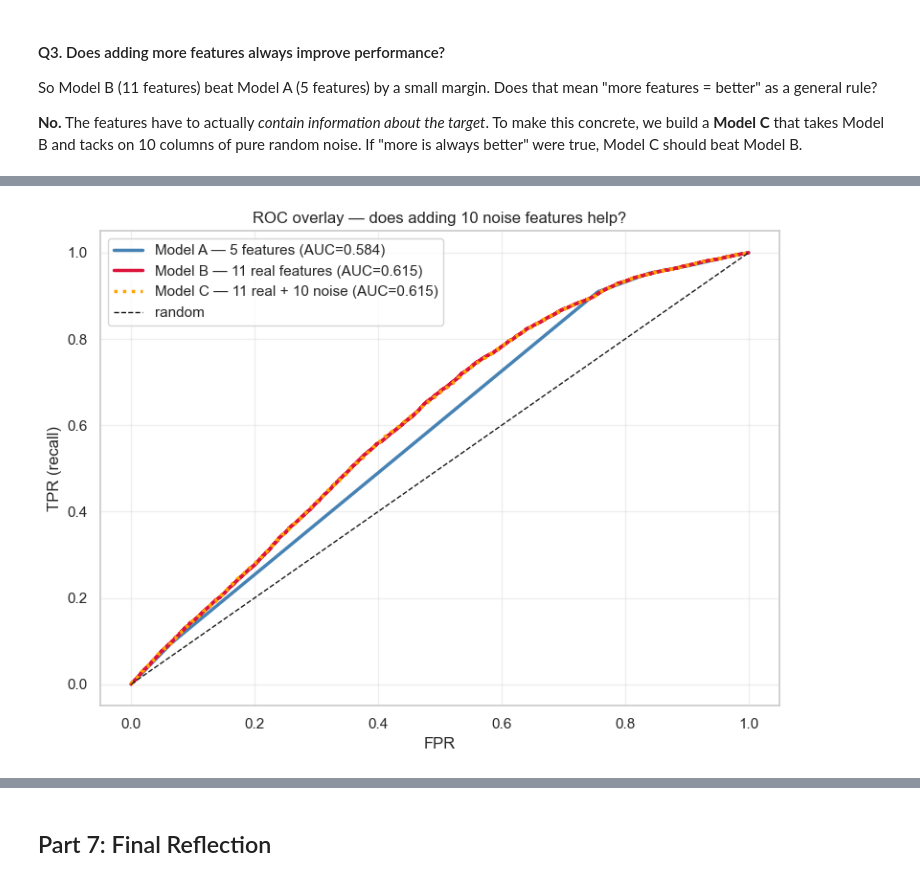
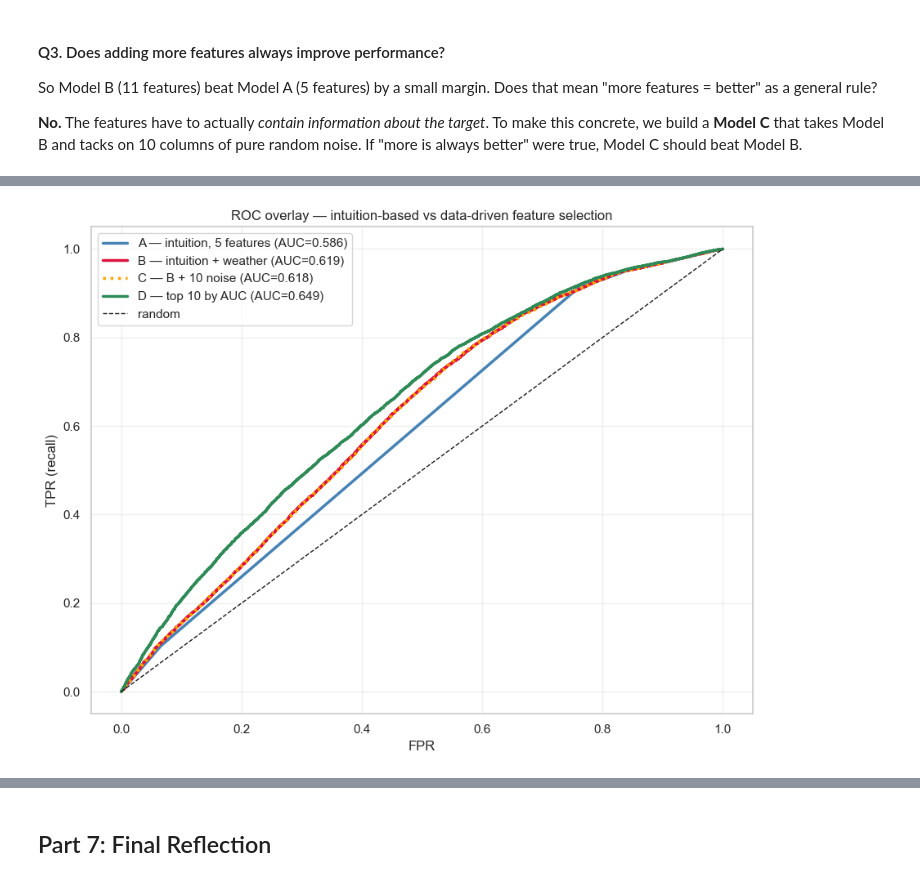
Before and after one commit to alextianyf/severe-accident-prediction, a Jupyter notebook: severe_accident_prediction.ipynb, the cells around one changed output, grey strips where cells are left out. Drawn from its saved outputs; the diff is of its cells as text; code cells hidden in the pictures.

```diff
--- a/severe_accident_prediction.ipynb
+++ b/severe_accident_prediction.ipynb
@@ -577,0 +653,16 @@ Amenity          False: 0.197   True: 0.063
+# %%
+numeric_for_corr = ['Distance(mi)','Distance_log','Temperature(F)','Humidity(%)',
+                    'Pressure(in)','Visibility(mi)','Wind_Speed(mph)',
+                    'Precipitation(in)','Precipitation_log','Start_Lat','Start_Lng',
+                    'High_Severity']
+corr = accidents_dat[numeric_for_corr].corr()
+
+fig, ax = plt.subplots(figsize=(10, 8))
+sns.heatmap(corr, annot=True, fmt='.2f', cmap='RdBu_r', center=0, vmin=-1, vmax=1,
+            cbar_kws={'shrink': 0.8}, ax=ax)
+ax.set_title('Correlations among numeric features (and with High_Severity)')
+plt.tight_layout(); plt.show()
+
+# Just the High_Severity column, sorted
+print('Correlation with High_Severity (sorted):')
+print(corr['High_Severity'].drop('High_Severity').sort_values(key=abs, ascending=False).round(3))
@@ -1591,48 +1813,57 @@ So Model B (11 features) beat Model A (5 features) by a small margin. Does that
 
 **No.** The features have to actually *contain information about the target*. To make this concrete, we build a **Model C** that takes Model B and tacks on 10 columns of pure random noise. If "more is always better" were true, Model C should beat Model B.
 # %%
-# Model C: Model B + 10 columns of pure random noise (no relationship to y)
+# Model C: Model B + 10 columns of pure random noise (does adding noise help?)
 rng = np.random.default_rng(0)
-
 data_c = data_b.copy()
 noise_features = [f'noise_{i}' for i in range(10)]
 for col in noise_features:
     data_c[col] = rng.normal(0, 1, size=len(data_c))
-
 features_c = features_b + noise_features
 Xc = data_c[features_c].values
 yc = data_c['High_Severity'].values
-
-Xc_train, Xc_test, yc_train, yc_test = train_test_split(
-    Xc, yc, test_size=0.25, random_state=42, stratify=yc)
-
-model_c = Pipeline([
-    ('scaler', StandardScaler()),
-    ('lr',     LogisticRegression(max_iter=1000, class_weight='balanced')),
-]).fit(Xc_train, yc_train)
+Xc_train, Xc_test, yc_train, yc_test = train_test_split(Xc, yc, test_size=0.25, random_state=42, stratify=yc)
+model_c = Pipeline([('scaler', StandardScaler()),
+                    ('lr', LogisticRegression(max_iter=1000, class_weight='balanced'))]).fit(Xc_train, yc_train)
 yc_pred  = model_c.predict(Xc_test)
 yc_proba = model_c.predict_proba(Xc_test)[:, 1]
+metrics_c = {'model': 'Model C — Model B + 10 noise columns', 'n_features': len(features_c),
+             'accuracy': accuracy_score(yc_test, yc_pred),
+             'recall':   recall_score(yc_test, yc_pred, zero_division=0),
+             'precision':precision_score(yc_test, yc_pred, zero_division=0),
+             'AUC':      roc_auc_score(yc_test, yc_proba)}
 
-metrics_c = {
-    'model': 'Model C — Model B + 10 noise columns',
-    'n_features': len(features_c),
-    'accuracy':  accuracy_score(yc_test, yc_pred),
-    'recall':    recall_score(yc_test, yc_pred, zero_division=0),
-    'precision': precision_score(yc_test, yc_pred, zero_division=0),
-    'AUC':       roc_auc_score(yc_test, yc_proba),
-}
+# Model D: top-10 features by single-feature AUC (data-driven selection)
+features_d = ranking['feature'].head(10).tolist()
+data_d = accidents_dat.dropna(subset=[c for c in features_d if c in accidents_dat.columns] + ['High_Severity']).copy()
+Xd = data_d[features_d].values
+yd = data_d['High_Severity'].values
+Xd_train, Xd_test, yd_train, yd_test = train_test_split(Xd, yd, test_size=0.25, random_state=42, stratify=yd)
+model_d = Pipeline([('scaler', StandardScaler()),
+                    ('lr', LogisticRegression(max_iter=1000, class_weight='balanced'))]).fit(Xd_train, yd_train)
+yd_pred  = model_d.predict(Xd_test)
+yd_proba = model_d.predict_proba(Xd_test)[:, 1]
+metrics_d = {'model': 'Model D — top 10 features by single-feature AUC', 'n_features': len(features_d),
+             'accuracy': accuracy_score(yd_test, yd_pred),
+             'recall':   recall_score(yd_test, yd_pred, zero_division=0),
+             'precision':precision_score(yd_test, yd_pred, zero_division=0),
+             'AUC':      roc_auc_score(yd_test, yd_proba)}
 
-comparison = pd.DataFrame([metrics_a, metrics_b, metrics_c])
+comparison = pd.DataFrame([metrics_a, metrics_b, metrics_c, metrics_d])
 print(comparison.round(4).to_string(index=False))
+print(f'\nModel D used features: {features_d}')
 
-# ROC overlay of all three
+# ROC overlay
 fpr_c, tpr_c, _ = roc_curve(yc_test, yc_proba)
-fig, ax = plt.subplots(figsize=(8, 6))
-ax.plot(fpr_a, tpr_a, color='steelblue', linewidth=2.5, label=f"Model A — 5 features (AUC={metrics_a['AUC']:.3f})")
-ax.plot(fpr_b, tpr_b, color='crimson',  linewidth=2.5, label=f"Model B — 11 real features (AUC={metrics_b['AUC']:.3f})")
-ax.plot(fpr_c, tpr_c, color='orange',   linewidth=2.5, linestyle=':', label=f"Model C — 11 real + 10 noise (AUC={metrics_c['AUC']:.3f})")
+fpr_d, tpr_d, _ = roc_curve(yd_test, yd_proba)
+fig, ax = plt.subplots(figsize=(9, 7))
+ax.plot(fpr_a, tpr_a, color='steelblue', linewidth=2.5, label=f"A — intuition, 5 features (AUC={metrics_a['AUC']:.3f})")
+ax.plot(fpr_b, tpr_b, color='crimson',   linewidth=2.5, label=f"B — intuition + weather (AUC={metrics_b['AUC']:.3f})")
+ax.plot(fpr_c, tpr_c, color='orange',    linewidth=2.5, linestyle=':',  label=f"C — B + 10 noise (AUC={metrics_c['AUC']:.3f})")
+ax.plot(fpr_d, tpr_d, color='seagreen',  linewidth=2.5, label=f"D — top 10 by AUC (AUC={metrics_d['AUC']:.3f})")
 ax.plot([0,1],[0,1],'k--', linewidth=1, label='random')
 ax.set_xlabel('FPR'); ax.set_ylabel('TPR (recall)')
-ax.set_title('ROC overlay — does adding 10 noise features help?'); ax.legend(); ax.grid(alpha=0.3)
+ax.set_title('ROC overlay — intuition-based vs data-driven feature selection')
+ax.legend(); ax.grid(alpha=0.3)
 plt.tight_layout(); plt.show()
 # %% [output]
@@ -1643 +1877 @@ Model B — infrastructure + weather + distance          11    0.4704  0.7891
-[figure, old version]
+[figure, new version]
```
Also changed, not shown: parts of 58 cells of this notebook, 1 other file.
